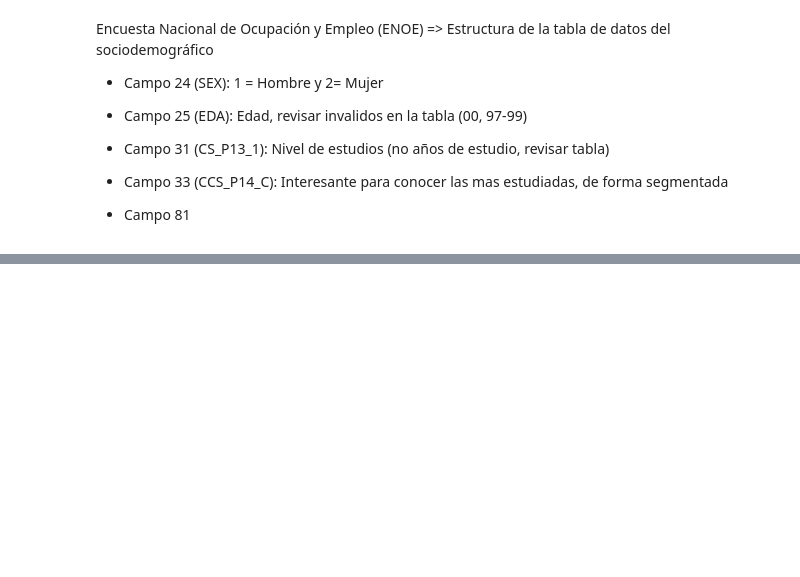
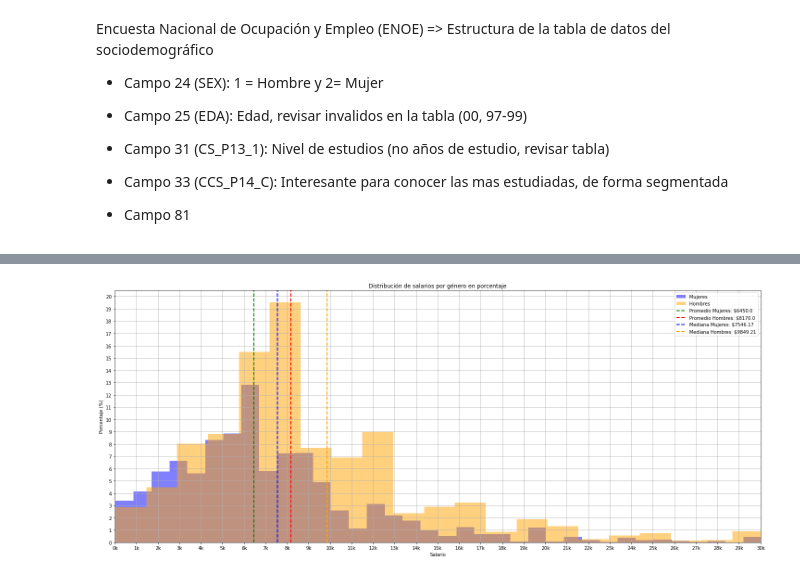
Before and after one commit to lfvvillanueva/DS---SELF-LEARNING, a Jupyter notebook: MORE/ENOE/1ST QTR 2023/ENOE_1ST_QTR_2023.ipynb, the cells around one changed output, grey strips where cells are left out. Cells and saved outputs as stored; diff of their text form; code cells hidden in the pictures; blank space fills up the shorter version.

```diff
--- a/MORE/ENOE/1ST QTR 2023/ENOE_1ST_QTR_2023.ipynb
+++ b/MORE/ENOE/1ST QTR 2023/ENOE_1ST_QTR_2023.ipynb
@@ -58,0 +106,44 @@ plt.show()
+# %%
+# Definir propiedades comunes para la visualización
+bins = 300
+range_x = (0, 30000)
+ticks_loc = np.arange(0, 30001, 1000) #Eje x
+ticks_locY = np.arange(0, 21, 1) #Eje x
+
+# Crear una figura con un tamaño específico
+plt.figure(figsize=(25, 10))
+
+# Crear el histograma para las mujeres
+weights_mujer = np.ones_like(DB[ (DB['ingocup'] > 0) & (DB['sex'] == 2) ]['ingocup']) / len(DB[ (DB['ingocup'] > 0) & (DB['sex'] == 2) ]['ingocup']) * 100
+plt.hist(DB[ (DB['ingocup'] > 0) & (DB['sex'] == 2) ]['ingocup'], bins=bins, alpha=0.5, label='Mujeres', color='blue', weights=weights_mujer)
+
+# Crear el histograma para los hombres
+weights_hombre = np.ones_like(DB[ (DB['ingocup'] > 0) & (DB['sex'] == 1) ]['ingocup']) / len(DB[ (DB['ingocup'] > 0) & (DB['sex'] == 1) ]['ingocup']) * 100
+plt.hist(DB[ (DB['ingocup'] > 0) & (DB['sex'] == 1) ]['ingocup'], bins=bins, alpha=0.5, label='Hombres', color='orange', weights=weights_hombre)
+
+# Configuraciones adicionales de la gráfica
+plt.xlim(*range_x)
+plt.axvline(salario_mo_mujer, color='green', linestyle='dashed', linewidth=2, label=f'Promedio Mujeres: ${round(salario_mo_mujer,2)}')
+plt.axvline(salario_mo_hombre, color='red', linestyle='dashed', linewidth=2, label=f'Promedio Hombres: ${round(salario_mo_hombre,2)}')
+plt.axvline(salario_me_mujer, color='blue', linestyle='dashed', linewidth=2, label=f'Mediana Mujeres: ${round(salario_me_mujer,2)}')
+plt.axvline(salario_me_hombre, color='orange', linestyle='dashed', linewidth=2, label=f'Mediana Hombres: ${round(salario_me_hombre,2)}')
+
+# Etiquetas y título
+plt.xlabel('Salario')
+plt.ylabel('Porcentaje (%)')
+plt.title('Distribución de salarios por género en porcentaje')
+plt.legend(loc='upper right')  # Posición de la leyenda
+
+plt.grid(True)
+
+#Labels X-Axis
+plt.xticks(ticks_loc)
+labels = [f"{int(tick/1000)}k" for tick in ticks_loc]
+plt.xticks(ticks_loc, labels)
+
+#Labels y-Axis
+plt.yticks(ticks_locY)
+
+plt.show()
+# %% [output]
+[figure, added]
```
Also changed, not shown: parts of 5 cells of this notebook.
